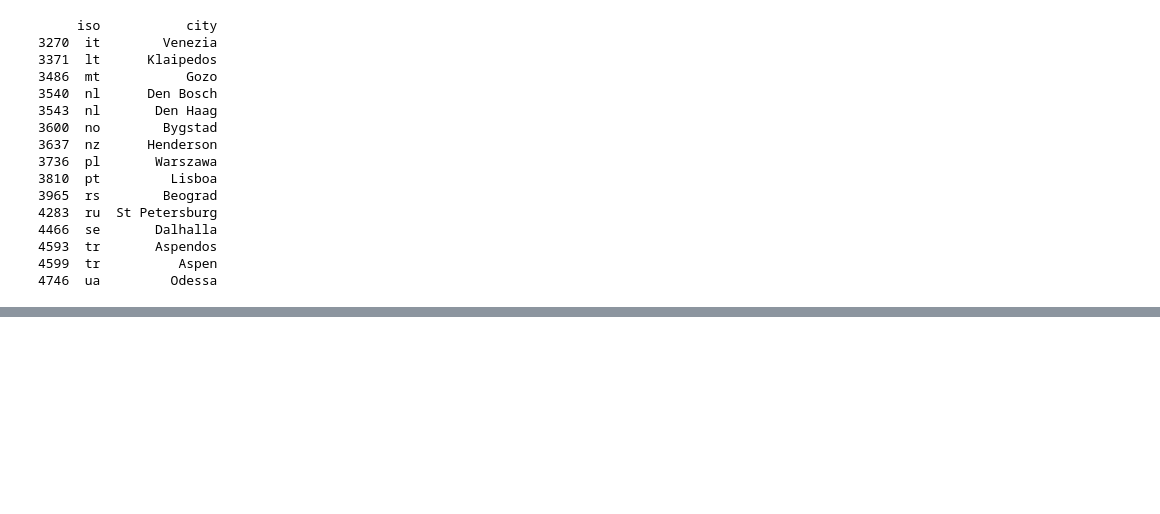
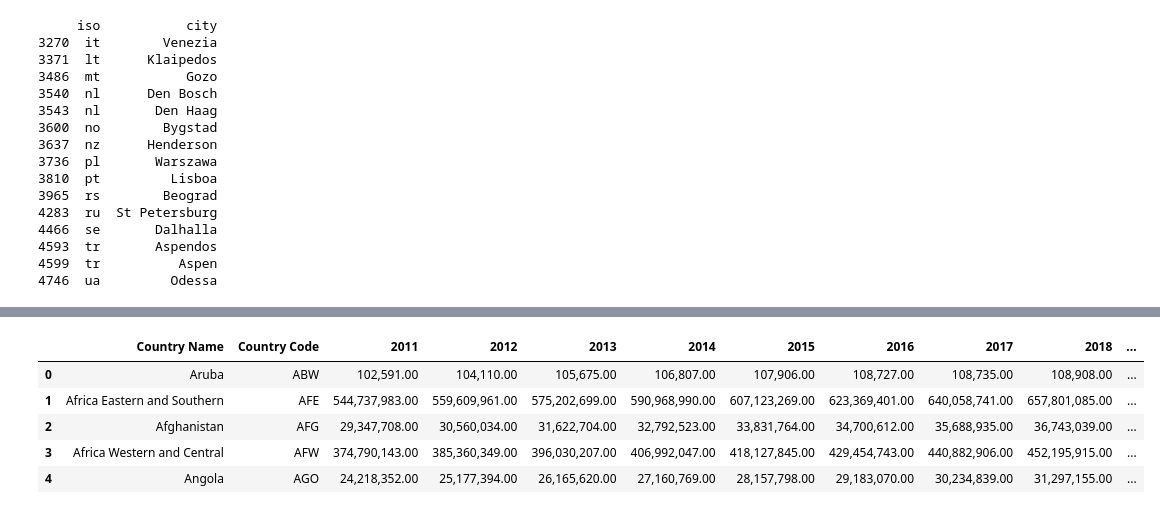
Before and after one commit to AngeliqueAlex/New_Opera_Company_Capstone, a Jupyter notebook: 02_Data_Wrangling_New_Opera_Business.ipynb, the cells around one changed output, grey strips where cells are left out. Saved outputs shown, nothing was run; the diff lists cells and outputs as text; code cells hidden in the pictures; blank space fills up the shorter version.

```diff
--- a/02_Data_Wrangling_New_Opera_Business.ipynb
+++ b/02_Data_Wrangling_New_Opera_Business.ipynb
@@ -673,0 +938,11 @@ popnew.loc[popnew['iso'] == 'gb', 'iso'] = 'uk'
+# %%
+# Set pandas display options to show regular float format (not scientific notation)
+pd.set_option('display.float_format', '{:,.2f}'.format)
+cou_pop.head()
+# %% [output]
+|  | Country Name | Country Code | 2011 | 2012 | 2013 | 2014 | 2015 | 2016 | 2017 | 2018 | ... |
+| 0 | Aruba | ABW | 102,591.00 | 104,110.00 | 105,675.00 | 106,807.00 | 107,906.00 | 108,727.00 | 108,735.00 | 108,908.00 | ... |
+| 1 | Africa Eastern and Southern | AFE | 544,737,983.00 | 559,609,961.00 | 575,202,699.00 | 590,968,990.00 | 607,123,269.00 | 623,369,401.00 | 640,058,741.00 | 657,801,085.00 | ... |
+| 2 | Afghanistan | AFG | 29,347,708.00 | 30,560,034.00 | 31,622,704.00 | 32,792,523.00 | 33,831,764.00 | 34,700,612.00 | 35,688,935.00 | 36,743,039.00 | ... |
+| 3 | Africa Western and Central | AFW | 374,790,143.00 | 385,360,349.00 | 396,030,207.00 | 406,992,047.00 | 418,127,845.00 | 429,454,743.00 | 440,882,906.00 | 452,195,915.00 | ... |
+| 4 | Angola | AGO | 24,218,352.00 | 25,177,394.00 | 26,165,620.00 | 27,160,769.00 | 28,157,798.00 | 29,183,070.00 | 30,234,839.00 | 31,297,155.00 | ... |
```
Also changed, not shown: parts of 31 cells of this notebook, 3 other files.
